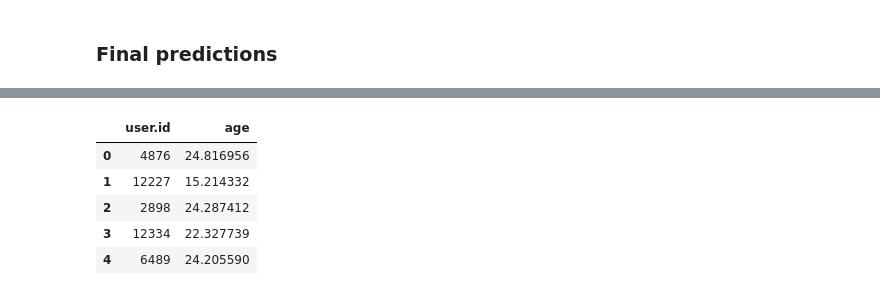
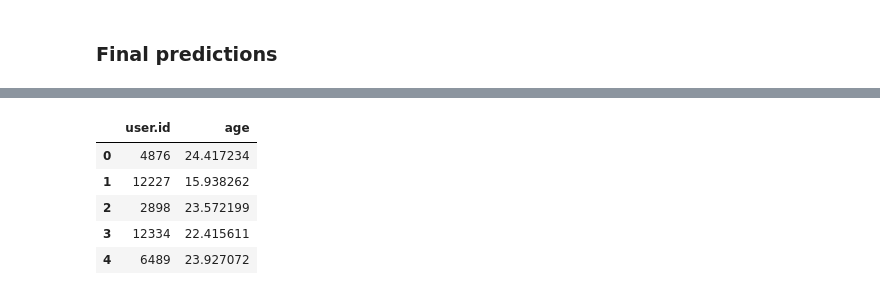
Before and after one commit to momorr317/Blogosphere_text_analytics, a Jupyter notebook: Jing/ntlk.ipynb, the cells around one changed output, grey strips where cells are left out. Saved outputs shown, nothing was run; the diff lists cells and outputs as text; code cells hidden in the pictures.

```diff
--- a/Jing/ntlk.ipynb
+++ b/Jing/ntlk.ipynb
@@ -151,6 +179,7 @@ from sklearn.model_selection import cross_val_score, train_test_split
 # %%
 ntrain = train_groupby.shape[0]
 data_train = data_dummies[:ntrain]
+data_train = pd.merge(data_train, bbb, how='left',on='user.id')
 
 X_train, X_test, y_train, y_test = \
         train_test_split(data_train, data_train['age'], test_size = 0.5, random_state = 22)
@@ -293,8 +331,21 @@ ENetMd = ENet.fit(data_train_freq.values,data_train['age'])
+# %%
+lr = LinearRegression()
+LRMd = lr.fit(data_train_freq.values,data_train['age'])
+
+lasso = make_pipeline(RobustScaler(), Lasso(alpha =0.005, random_state=22))
+LassoMd = lasso.fit(data_train_freq.values,data_train['age'])
+
+ENet = make_pipeline(RobustScaler(), ElasticNet(alpha=0.005, random_state=22))
+ENetMd = ENet.fit(data_train_freq.values,data_train['age'])
+
+svr = svm.LinearSVR(C=0.01)
+SVRMd = svr.fit(data_train_freq.values,data_train['age'])
 # %% [markdown]
 ### Final predictions
 # %%
 data_test = data_dummies[ntrain:]
 data_test.drop(['age'], axis=1, inplace=True)
+data_test = pd.merge(data_test, aaa, how='left',on='user.id')
 print(data_test.shape)
 data_test.head()
 # %% [output]
@@ -326,12 +375,22 @@ pred = ENetMd.predict(test_freq.values)
+# %%
+LRpred = abs(LRMd.predict(test_freq.values))
+Lassopred = abs(LassoMd.predict(test_freq.values))
+ENetpred = abs(ENetMd.predict(test_freq.values))
+SVRpred = abs(SVRMd.predict(test_freq.values))
+
+ens2 = (SVRpred + Lassopred) / 2
+ens22 = (Lassopred + ENetpred) / 2
+ens3 = (SVRpred + Lassopred + ENetpred + LRpred) / 4
+ens = 0.3*SVRpred + 0.4*Lassopred + 0.2*ENetpred + 0.1*LRpred
 # %%
-pred_df = pd.DataFrame({'user.id': test_groupby['user.id'].tolist(), 'age': list(pred)})
+pred_df = pd.DataFrame({'user.id': test_groupby['user.id'].tolist(), 'age': list(ens)})
 pred_df = pred_df.loc[:,['user.id','age']]
 pred_df.head()
 # %% [output]
 |  | user.id | age |
-| 0 | 4876 | 24.816956 |
-| 1 | 12227 | 15.214332 |
-| 2 | 2898 | 24.287412 |
-| 3 | 12334 | 22.327739 |
-| 4 | 6489 | 24.205590 |
+| 0 | 4876 | 24.417234 |
+| 1 | 12227 | 15.938262 |
+| 2 | 2898 | 23.572199 |
+| 3 | 12334 | 22.415611 |
+| 4 | 6489 | 23.927072 |
 # %%
```
Also changed, not shown: parts of 14 cells of this notebook, 1 other file.
